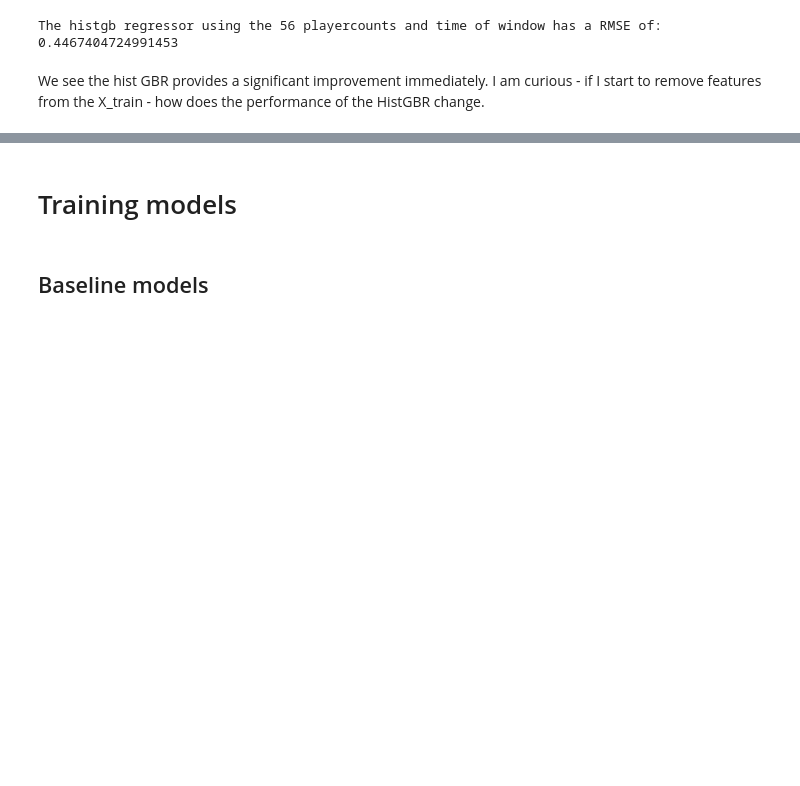
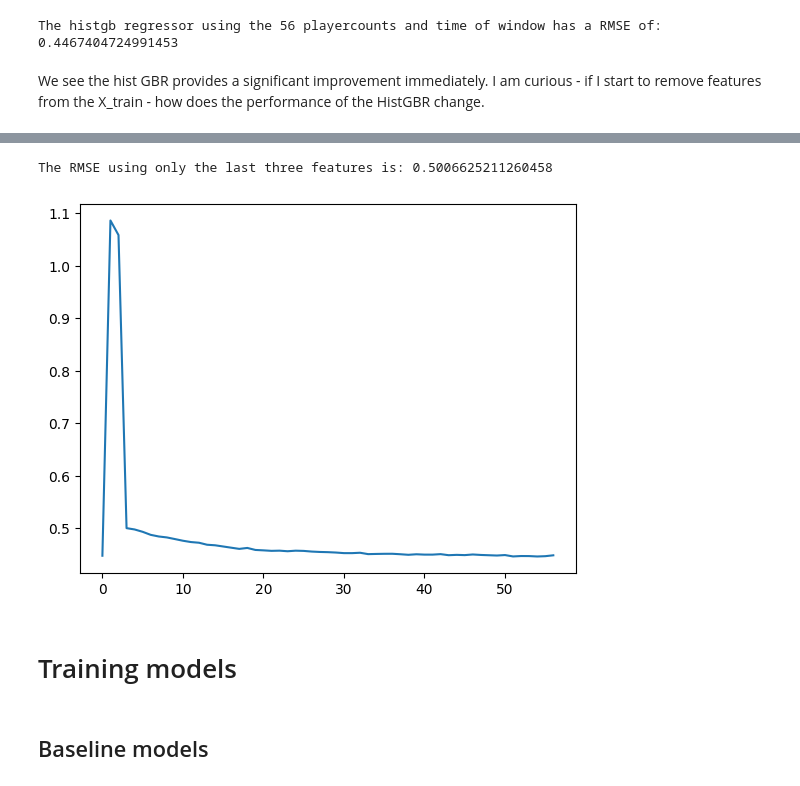
Before and after one commit to su-jai/player_forecasting, a Jupyter notebook: notebooks/data_engineering.ipynb, the cells around one changed output, grey strips where cells are left out. Cells and saved outputs as stored; diff of their text form; code cells hidden in the pictures; blank space fills up the shorter version.

```diff
--- a/notebooks/data_engineering.ipynb
+++ b/notebooks/data_engineering.ipynb
@@ -488,3 +476,40 @@ reduced_scores
+# %%
+# check how it does with only the last three features
+
+scores = cross_val_score(
+    gb_regressor,
+    X_train[:,-3:],
+    Y_train_log,
+    cv=gkf,
+    groups=groups_train,
+    scoring='neg_root_mean_squared_error'
+)
+score = -np.mean(scores)
+
+print("The RMSE using only the last three features is: " + str(score))
+# %% [output]
+The RMSE using only the last three features is: 0.5006625211260458
+# %%
+# start increasing number features from end
+
+scores_reduced = []
+
+for reduction in range(57):
+    scores = cross_val_score(
+        gb_regressor,
+        X_train[:,-reduction:],
+        Y_train_log,
+        cv=gkf,
+        groups=groups_train,
+        scoring='neg_root_mean_squared_error'
+    )
+    score = -np.mean(scores)
+    scores_reduced.append(score)
+
+fig = plt.plot(scores_reduced)
+plt.show()
+# %% [output]
+[figure, added]
 # %% [markdown]
 # Training models
 # %% [markdown]
```
Also changed, not shown: parts of 2 cells of this notebook.
